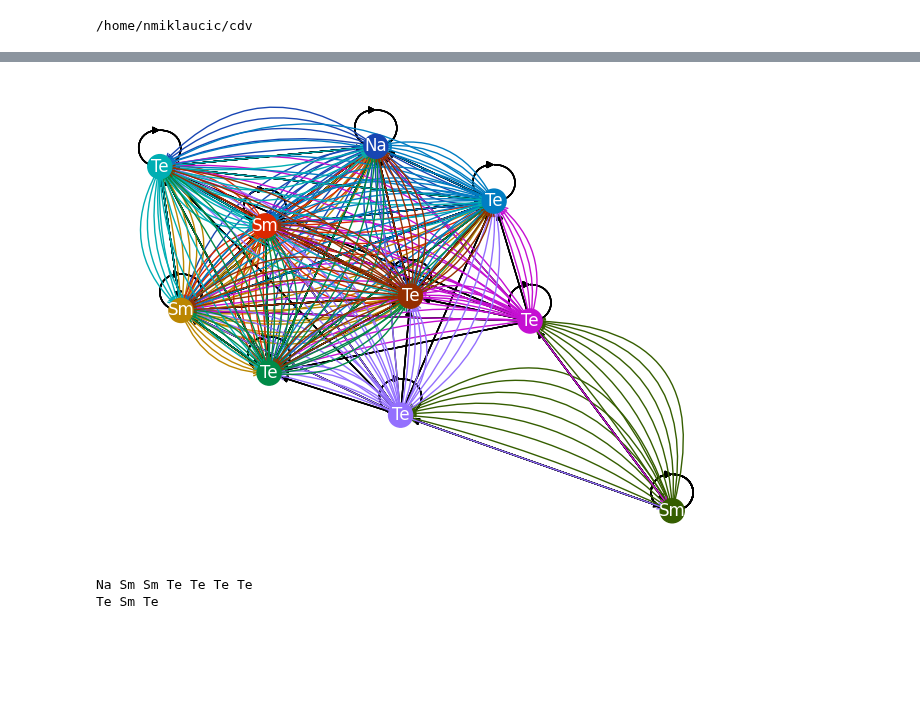
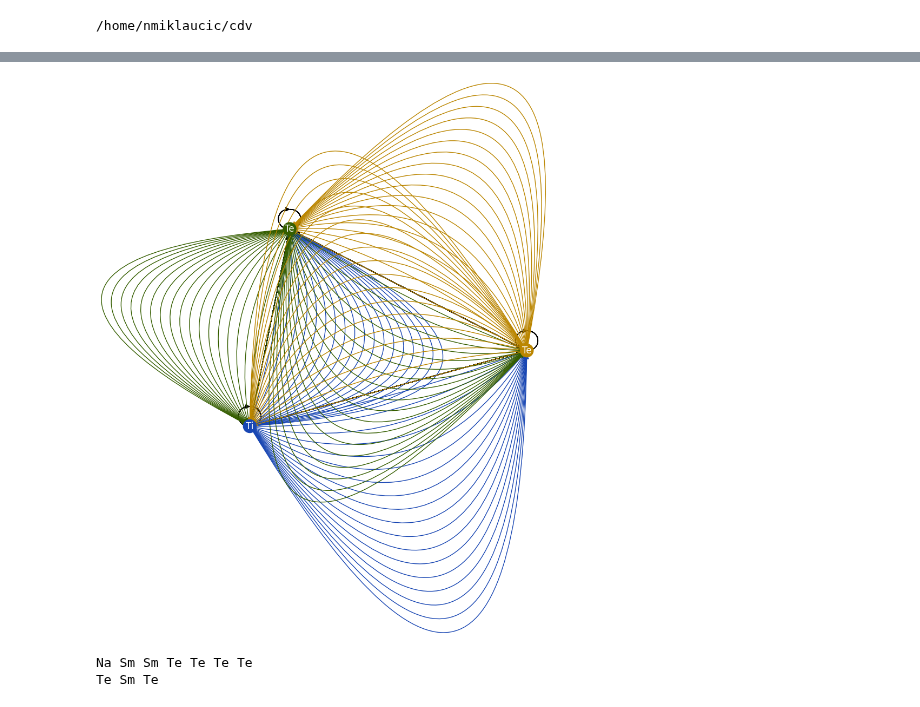
Before and after one commit to nicholas-miklaucic/facet, a Jupyter notebook: notebooks/testing.ipynb, the cells around one changed output, grey strips where cells are left out. Cells and saved outputs as stored; diff of their text form; code cells hidden in the pictures; blank space fills up the shorter version.

```diff
--- a/notebooks/testing.ipynb
+++ b/notebooks/testing.ipynb
@@ -64,6 +56,6 @@ uninstall the failing plugin package, or set JAX_PLATFORMS=cpu to skip this back
 # %%
 import networkx as nx
-from facet.data.dataset_generation import parse_data_id_mp2022
+from facet.data.dataset_generation import parse_data_id_mp2022, parse_data_id_mptrj
 from pymatgen.core import Element
 
 from facet.data.databatch import CrystalGraphs
@@ -100,7 +92,7 @@ def nx_graphs(cg: CrystalGraphs, rmax=np.inf):
                     if dist.item() < rmax:
                         G.add_edge(n_i, n_j.item(), dist=dist.item())
 
-            G.graph['dataset_id'] = parse_data_id_mp2022(cg.graph_data.dataset_id[graph_i].item())
+            G.graph['dataset_id'] = parse_data_id_mptrj(cg.graph_data.dataset_id[graph_i].item())
 
             ans.append(G)
 
@@ -127,8 +119,8 @@ def radii(cg: CrystalGraphs | list):
 
 graphs = []
 
-for i in range(100):
-    cg = load_file(config, 5, i)
+for i in range(10):
+    cg = load_file(config, i, 5)
     graphs.extend(nx_graphs(cg, rmax=np.inf))
 
 rads = radii(graphs)
@@ -182,6 +167,6 @@ list(nx.strongly_connected_components(G))
 # %%
 from itertools import cycle
-G = graphs[1457]
+G = graphs[-2]
 
 
 # nx.draw_networkx_nodes(G, pos=pos, node_color=cs[0])
@@ -194,34 +179,34 @@ G = graphs[1457]
 # nx.draw_networkx_edge_labels(G, edge_labels=labels, pos=pos)
 
 pos = nx.spring_layout(G)
 nx.draw_networkx(G, pos, alpha=1, with_labels=False, node_color=[cs[i % len(cs)] for i in range(len(G.nodes))])
 # nx.draw_networkx_nodes()
 nx.draw_networkx_labels(G, labels=dict(G.nodes.data('species')), font_color=plt.rcParams['axes.facecolor'], pos=pos)
 ax = plt.gca()
 for e in G.edges:
     ax.annotate(
         '',
         xy=pos[e[1]],
         xycoords='data',
         xytext=pos[e[0]],
         textcoords='data',
         arrowprops=dict(
             arrowstyle='->',
             color=cs[list(G.nodes).index(e[0]) % len(cs)],
             shrinkA=5,
             shrinkB=5,
             patchA=None,
             patchB=None,
             connectionstyle='arc3,rad=rrr'.replace('rrr', str(0.1 * e[2] + 0.05 * int(e[0] < e[1]))),
         ),
         zorder=1
     )
 
 plt.axis('off')
 plt.show()
 # %% [output]
 [interactive output not drawn]
-[figure, old version]
+[figure, new version]
 # %%
 for comp in list(nx.strongly_connected_components(G)):
     for n in comp:
```
Also changed, not shown: parts of 7 cells of this notebook, 5 other files.
